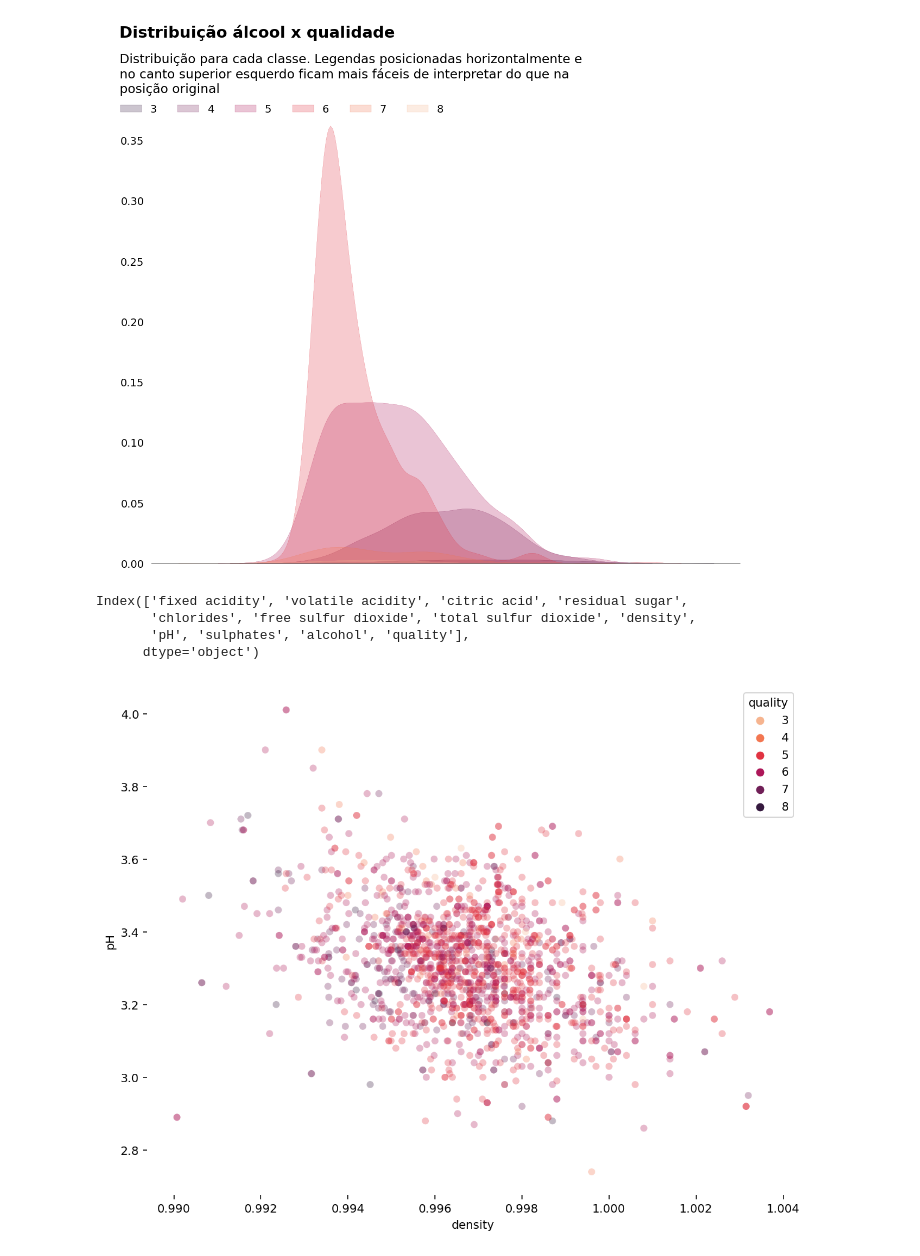
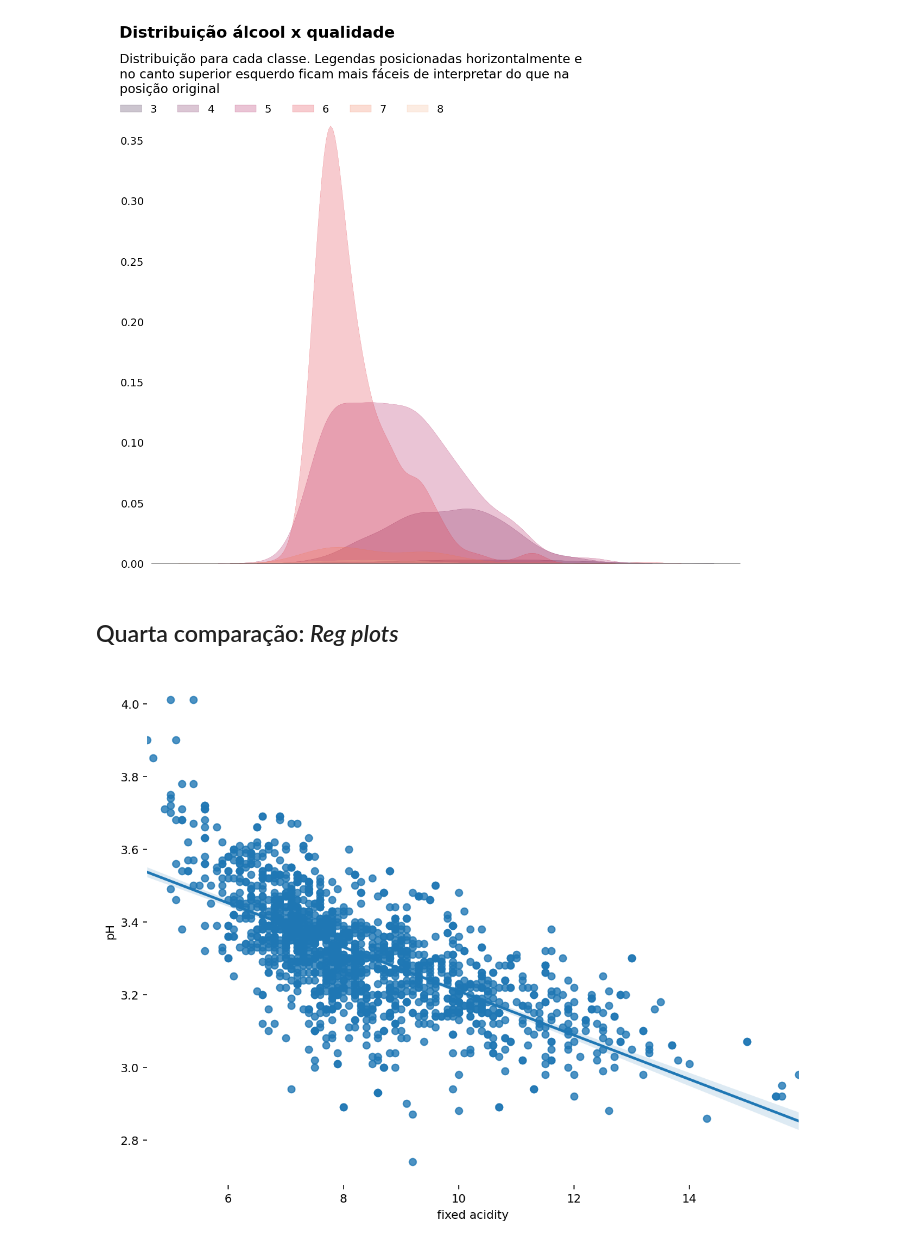
Before and after one commit to gnguilherme/dataviz, a Jupyter notebook: notebooks/Red Wine Quality.ipynb, the cells around one changed output. Cells and saved outputs as stored; diff of their text form; code cells hidden in the pictures.

Commit message:
Add graphs

```diff
--- a/notebooks/Red Wine Quality.ipynb
+++ b/notebooks/Red Wine Quality.ipynb
@@ -257,14 +257,9 @@ ax.yaxis.set_ticks_position('none')
 plt.axhline(y=0, color='black');
 # %% [output]
 [figure]
-# %%
-df.columns
-# %% [output]
-Index(['fixed acidity', 'volatile acidity', 'citric acid', 'residual sugar',
-       'chlorides', 'free sulfur dioxide', 'total sulfur dioxide', 'density',
-       'pH', 'sulphates', 'alcohol', 'quality'],
-      dtype='object')
+# %% [markdown]
+## Quarta comparação: _Reg plots_
 # %%
-ax = sns.scatterplot(x='density', y='pH', data=df, hue=target, palette=palette, linewidth=0, alpha=0.3)
+ax = sns.regplot(x='fixed acidity', y='pH', data=df)
 # %% [output]
-[figure, old version]
+[figure, new version]
```
Also changed, not shown: parts of 1 cell of this notebook.
